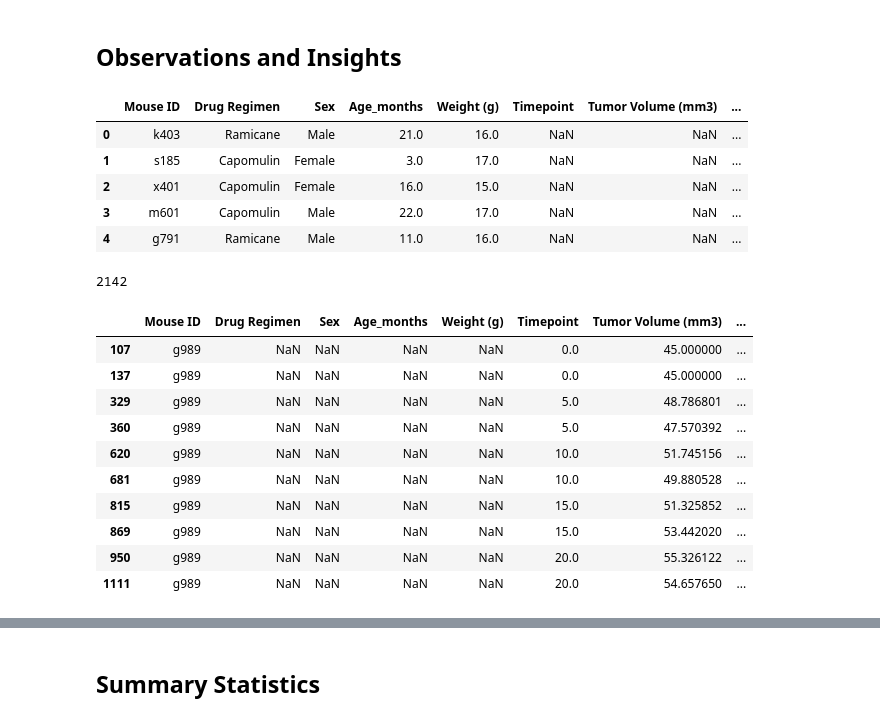
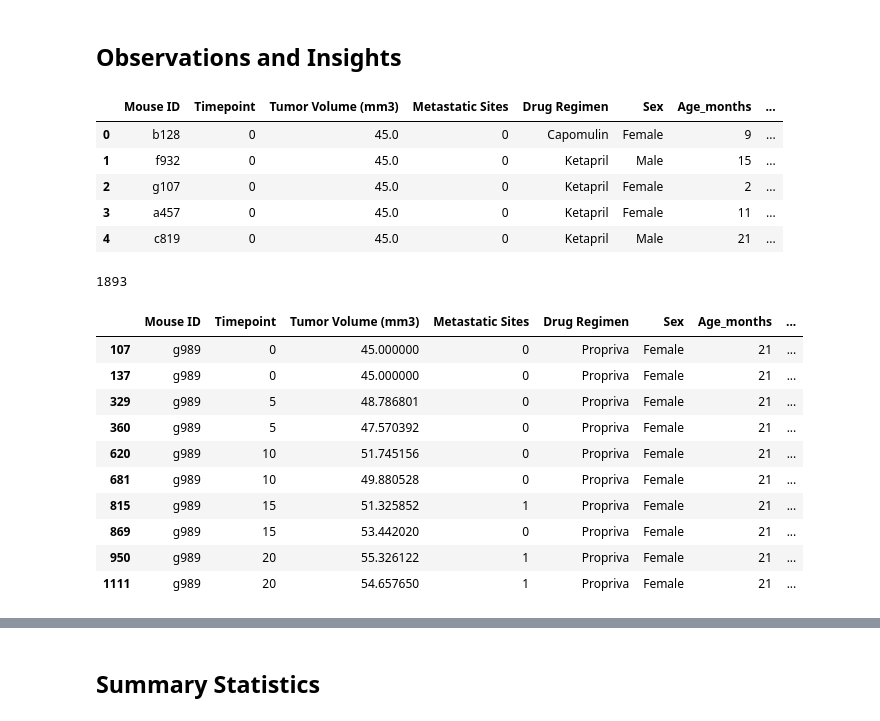
Before and after one commit to Choky59/data-analytics-bootcamp, a Jupyter notebook: HW_5/Solution/pymaceuticals_starter.ipynb, the cells around one changed output, grey strips where cells are left out. Cells and saved outputs as stored; diff of their text form; code cells hidden in the pictures.

```diff
--- a/HW_5/Solution/pymaceuticals_starter.ipynb
+++ b/HW_5/Solution/pymaceuticals_starter.ipynb
@@ -3,33 +3,35 @@
 # %%
 # Dependencies and Setup
 import matplotlib.pyplot as plt
 import pandas as pd
 import scipy.stats as st
 
 # Study data files
 mouse_metadata_path = "data/Mouse_metadata.csv"
 study_results_path = "data/Study_results.csv"
 
 # Read the mouse data and the study results
 mouse_metadata = pd.read_csv(mouse_metadata_path)
 study_results = pd.read_csv(study_results_path)
 
 # Combine the data into a single dataset
-metadata_df = pd.concat([mouse_metadata,study_results])
+metadata_df = pd.merge(study_results, mouse_metadata, how="left", on="Mouse ID")
+
+# metadata_df = pd.concat([mouse_metadata,study_results])
 # Display the data table for preview
 metadata_df.head()
 # %% [output]
-|  | Mouse ID | Drug Regimen | Sex | Age_months | Weight (g) | Timepoint | Tumor Volume (mm3) | ... |
-| 0 | k403 | Ramicane | Male | 21.0 | 16.0 | NaN | NaN | ... |
-| 1 | s185 | Capomulin | Female | 3.0 | 17.0 | NaN | NaN | ... |
-| 2 | x401 | Capomulin | Female | 16.0 | 15.0 | NaN | NaN | ... |
-| 3 | m601 | Capomulin | Male | 22.0 | 17.0 | NaN | NaN | ... |
-| 4 | g791 | Ramicane | Male | 11.0 | 16.0 | NaN | NaN | ... |
+|  | Mouse ID | Timepoint | Tumor Volume (mm3) | Metastatic Sites | Drug Regimen | Sex | Age_months | ... |
+| 0 | b128 | 0 | 45.0 | 0 | Capomulin | Female | 9 | ... |
+| 1 | f932 | 0 | 45.0 | 0 | Ketapril | Male | 15 | ... |
+| 2 | g107 | 0 | 45.0 | 0 | Ketapril | Female | 2 | ... |
+| 3 | a457 | 0 | 45.0 | 0 | Ketapril | Female | 11 | ... |
+| 4 | c819 | 0 | 45.0 | 0 | Ketapril | Male | 21 | ... |
 # %%
 # Checking the number of mice.
 len(metadata_df['Mouse ID'])
 # %% [output]
-2142
+1893
 # %%
 # Getting the duplicate mice by ID number that shows up for Mouse ID and Timepoint.
 duplicated_DF = metadata_df[metadata_df[["Mouse ID","Timepoint"]].duplicated(keep=False)]
@@ -37,16 +39,16 @@ duplicated_DF = metadata_df[metadata_df[["Mouse ID","Timepoint"]].duplicated(kee
 # Optional: Get all the data for the duplicate mouse ID.
 duplicated_DF
 # %% [output]
-|  | Mouse ID | Drug Regimen | Sex | Age_months | Weight (g) | Timepoint | Tumor Volume (mm3) | ... |
-| 107 | g989 | NaN | NaN | NaN | NaN | 0.0 | 45.000000 | ... |
-| 137 | g989 | NaN | NaN | NaN | NaN | 0.0 | 45.000000 | ... |
-| 329 | g989 | NaN | NaN | NaN | NaN | 5.0 | 48.786801 | ... |
-| 360 | g989 | NaN | NaN | NaN | NaN | 5.0 | 47.570392 | ... |
-| 620 | g989 | NaN | NaN | NaN | NaN | 10.0 | 51.745156 | ... |
-| 681 | g989 | NaN | NaN | NaN | NaN | 10.0 | 49.880528 | ... |
-| 815 | g989 | NaN | NaN | NaN | NaN | 15.0 | 51.325852 | ... |
-| 869 | g989 | NaN | NaN | NaN | NaN | 15.0 | 53.442020 | ... |
-| 950 | g989 | NaN | NaN | NaN | NaN | 20.0 | 55.326122 | ... |
-| 1111 | g989 | NaN | NaN | NaN | NaN | 20.0 | 54.657650 | ... |
+|  | Mouse ID | Timepoint | Tumor Volume (mm3) | Metastatic Sites | Drug Regimen | Sex | Age_months | ... |
+| 107 | g989 | 0 | 45.000000 | 0 | Propriva | Female | 21 | ... |
+| 137 | g989 | 0 | 45.000000 | 0 | Propriva | Female | 21 | ... |
+| 329 | g989 | 5 | 48.786801 | 0 | Propriva | Female | 21 | ... |
+| 360 | g989 | 5 | 47.570392 | 0 | Propriva | Female | 21 | ... |
+| 620 | g989 | 10 | 51.745156 | 0 | Propriva | Female | 21 | ... |
+| 681 | g989 | 10 | 49.880528 | 0 | Propriva | Female | 21 | ... |
+| 815 | g989 | 15 | 51.325852 | 1 | Propriva | Female | 21 | ... |
+| 869 | g989 | 15 | 53.442020 | 0 | Propriva | Female | 21 | ... |
+| 950 | g989 | 20 | 55.326122 | 1 | Propriva | Female | 21 | ... |
+| 1111 | g989 | 20 | 54.657650 | 1 | Propriva | Female | 21 | ... |
 # %%
 # Create a clean DataFrame by dropping the duplicate mouse by its ID.
```
Also changed, not shown: parts of 16 cells of this notebook, 3 other files.
